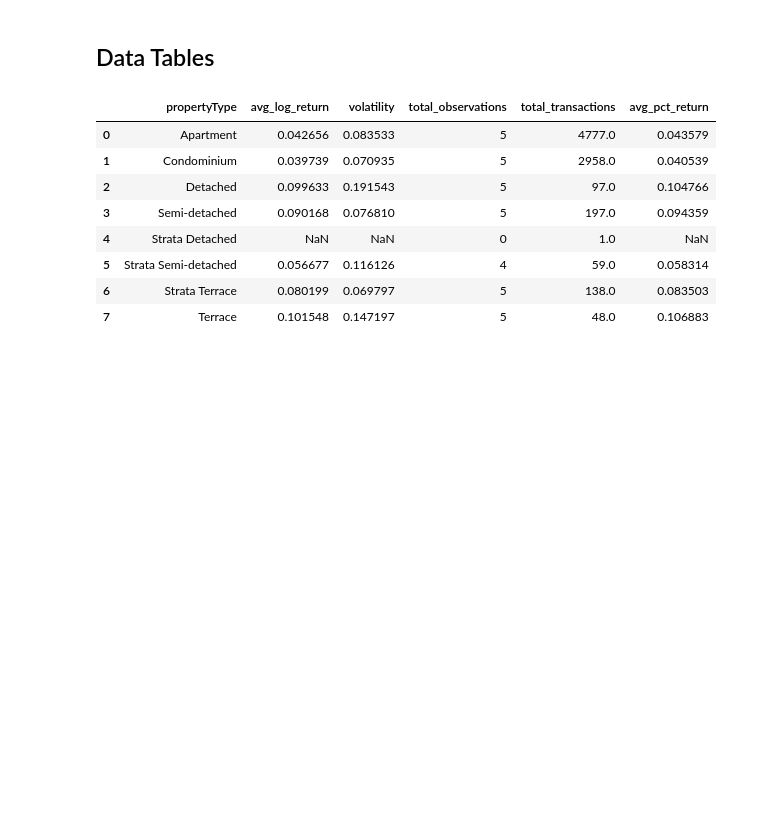
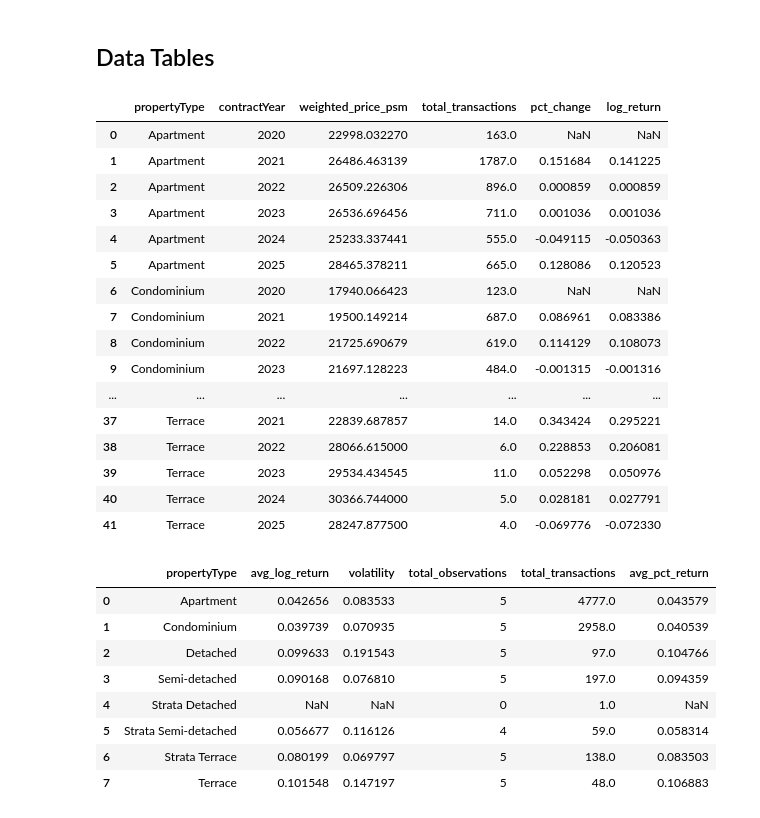
Before and after one commit to AdityaPugalia/Singapore-Housing-Price-Analysis, a Jupyter notebook: Returns_PropPrice.ipynb, the cells around one changed output. Drawn from its saved outputs; the diff is of its cells as text; code cells hidden in the pictures; blank space fills up the shorter version.

```diff
--- a/Returns_PropPrice.ipynb
+++ b/Returns_PropPrice.ipynb
@@ -424,6 +520,26 @@ plt.show()
 [figure]
 # %% [markdown]
 ## Data Tables
+# %%
+df_ccr.head(n=50)
+# %% [output]
+|  | propertyType | contractYear | weighted_price_psm | total_transactions | pct_change | log_return |
+| 0 | Apartment | 2020 | 22998.032270 | 163.0 | NaN | NaN |
+| 1 | Apartment | 2021 | 26486.463139 | 1787.0 | 0.151684 | 0.141225 |
+| 2 | Apartment | 2022 | 26509.226306 | 896.0 | 0.000859 | 0.000859 |
+| 3 | Apartment | 2023 | 26536.696456 | 711.0 | 0.001036 | 0.001036 |
+| 4 | Apartment | 2024 | 25233.337441 | 555.0 | -0.049115 | -0.050363 |
+| 5 | Apartment | 2025 | 28465.378211 | 665.0 | 0.128086 | 0.120523 |
+| 6 | Condominium | 2020 | 17940.066423 | 123.0 | NaN | NaN |
+| 7 | Condominium | 2021 | 19500.149214 | 687.0 | 0.086961 | 0.083386 |
+| 8 | Condominium | 2022 | 21725.690679 | 619.0 | 0.114129 | 0.108073 |
+| 9 | Condominium | 2023 | 21697.128223 | 484.0 | -0.001315 | -0.001316 |
+| ... | ... | ... | ... | ... | ... | ... |
+| 37 | Terrace | 2021 | 22839.687857 | 14.0 | 0.343424 | 0.295221 |
+| 38 | Terrace | 2022 | 28066.615000 | 6.0 | 0.228853 | 0.206081 |
+| 39 | Terrace | 2023 | 29534.434545 | 11.0 | 0.052298 | 0.050976 |
+| 40 | Terrace | 2024 | 30366.744000 | 5.0 | 0.028181 | 0.027791 |
+| 41 | Terrace | 2025 | 28247.877500 | 4.0 | -0.069776 | -0.072330 |
 # %%
 summary = (
     df_ccr.groupby("propertyType")
```
Also changed, not shown: parts of 10 cells of this notebook, 1 other file.
